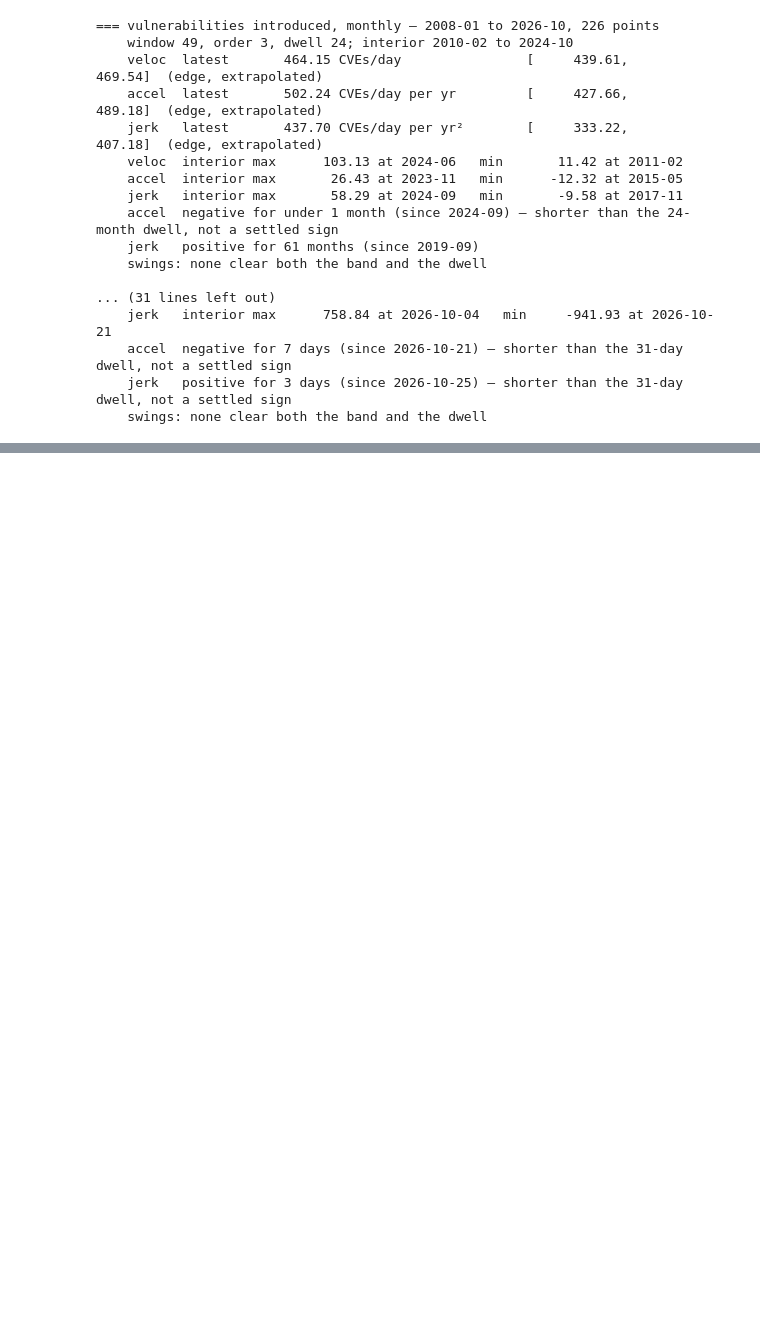
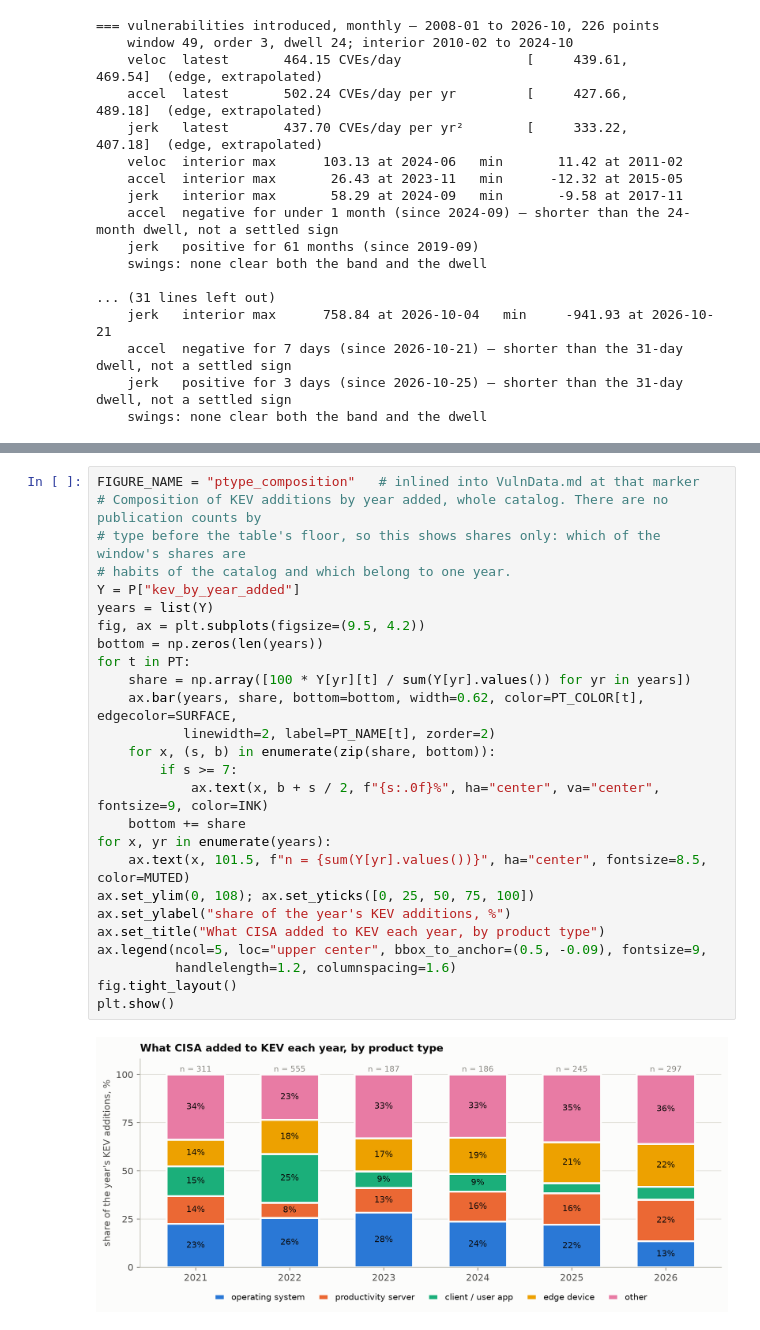
Before and after one commit to jo5iah/vulnapocalypse-data, a Jupyter notebook: VulnData.ipynb, the cells around one changed output, grey strips where cells are left out. Drawn from its saved outputs; the diff is of its cells as text; blank space fills up the shorter version.

```diff
--- a/VulnData.ipynb
+++ b/VulnData.ipynb
@@ -985,0 +1047,28 @@ for spec in D_SPECS:
+# %%
+FIGURE_NAME = "ptype_composition"   # inlined into VulnData.md at that marker
+# Composition of KEV additions by year added, whole catalog. There are no publication counts by
+# type before the table's floor, so this shows shares only: which of the window's shares are
+# habits of the catalog and which belong to one year.
+Y = P["kev_by_year_added"]
+years = list(Y)
+fig, ax = plt.subplots(figsize=(9.5, 4.2))
+bottom = np.zeros(len(years))
+for t in PT:
+    share = np.array([100 * Y[yr][t] / sum(Y[yr].values()) for yr in years])
+    ax.bar(years, share, bottom=bottom, width=0.62, color=PT_COLOR[t], edgecolor=SURFACE,
+           linewidth=2, label=PT_NAME[t], zorder=2)
+    for x, (s, b) in enumerate(zip(share, bottom)):
+        if s >= 7:
+            ax.text(x, b + s / 2, f"{s:.0f}%", ha="center", va="center", fontsize=9, color=INK)
+    bottom += share
+for x, yr in enumerate(years):
+    ax.text(x, 101.5, f"n = {sum(Y[yr].values())}", ha="center", fontsize=8.5, color=MUTED)
+ax.set_ylim(0, 108); ax.set_yticks([0, 25, 50, 75, 100])
+ax.set_ylabel("share of the year's KEV additions, %")
+ax.set_title("What CISA added to KEV each year, by product type")
+ax.legend(ncol=5, loc="upper center", bbox_to_anchor=(0.5, -0.09), fontsize=9,
+          handlelength=1.2, columnspacing=1.6)
+fig.tight_layout()
+plt.show()
+# %% [output]
+[figure, added]
```
Also changed, not shown: parts of 4 cells of this notebook, 7 other files.
